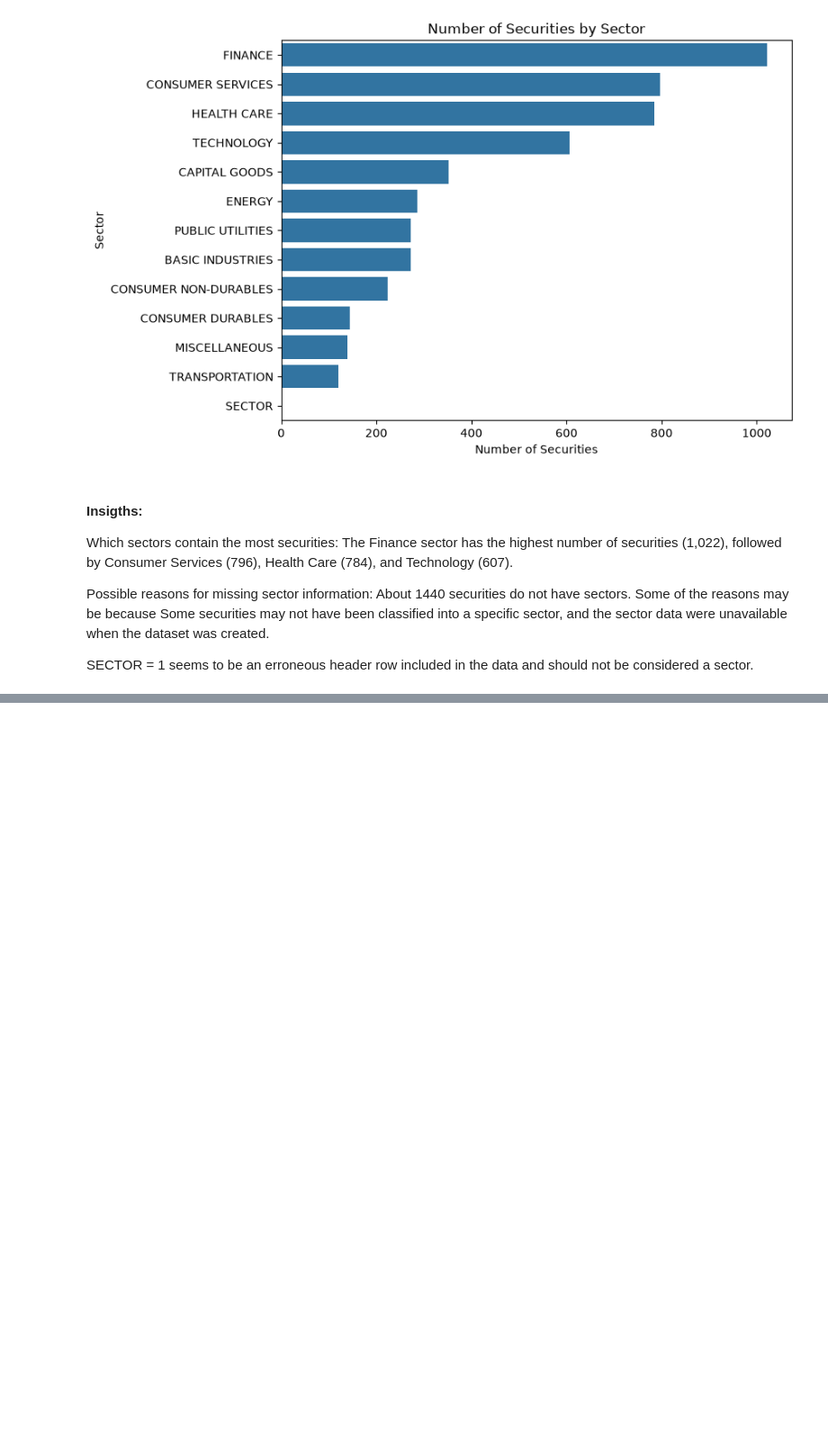
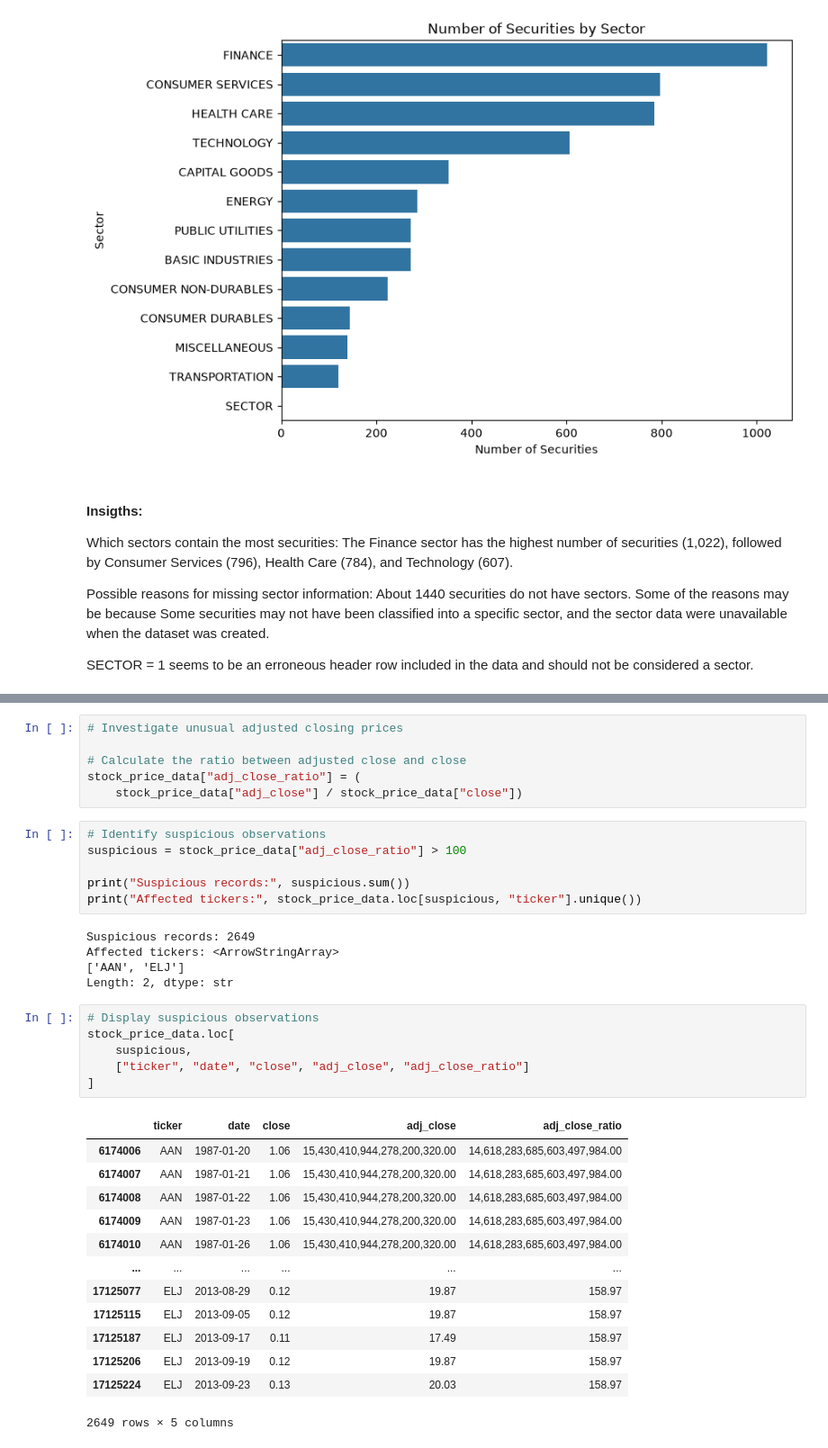
Before and after one commit to Yvesangwa/DAAI_projects, a Jupyter notebook: Project_1_EDA_Stock_Market_Data/EDA_Historical_Data_Stock_Market.ipynb, the cells around one changed output, grey strips where cells are left out. Shown at 90% size. Cells and saved outputs as stored; diff of their text form; blank space fills up the shorter version.

```diff
--- a/Project_1_EDA_Stock_Market_Data/EDA_Historical_Data_Stock_Market.ipynb
+++ b/Project_1_EDA_Stock_Market_Data/EDA_Historical_Data_Stock_Market.ipynb
@@ -399,0 +545,37 @@ SECTOR = 1 seems to be an erroneous header row included in the data and should n
+# %%
+# Investigate unusual adjusted closing prices
+
+# Calculate the ratio between adjusted close and close
+stock_price_data["adj_close_ratio"] = (
+    stock_price_data["adj_close"] / stock_price_data["close"])
+# %%
+# Identify suspicious observations
+suspicious = stock_price_data["adj_close_ratio"] > 100
+
+print("Suspicious records:", suspicious.sum())
+print("Affected tickers:", stock_price_data.loc[suspicious, "ticker"].unique())
+# %% [output]
+Suspicious records: 2649
+Affected tickers: <ArrowStringArray>
+['AAN', 'ELJ']
+Length: 2, dtype: str
+# %%
+# Display suspicious observations
+stock_price_data.loc[
+    suspicious,
+    ["ticker", "date", "close", "adj_close", "adj_close_ratio"]
+]
+# %% [output]
+|  | ticker | date | close | adj_close | adj_close_ratio |
+| 6174006 | AAN | 1987-01-20 | 1.06 | 15,430,410,944,278,200,320.00 | 14,618,283,685,603,497,984.00 |
+| 6174007 | AAN | 1987-01-21 | 1.06 | 15,430,410,944,278,200,320.00 | 14,618,283,685,603,497,984.00 |
+| 6174008 | AAN | 1987-01-22 | 1.06 | 15,430,410,944,278,200,320.00 | 14,618,283,685,603,497,984.00 |
+| 6174009 | AAN | 1987-01-23 | 1.06 | 15,430,410,944,278,200,320.00 | 14,618,283,685,603,497,984.00 |
+| 6174010 | AAN | 1987-01-26 | 1.06 | 15,430,410,944,278,200,320.00 | 14,618,283,685,603,497,984.00 |
+| ... | ... | ... | ... | ... | ... |
+| 17125077 | ELJ | 2013-08-29 | 0.12 | 19.87 | 158.97 |
+| 17125115 | ELJ | 2013-09-05 | 0.12 | 19.87 | 158.97 |
+| 17125187 | ELJ | 2013-09-17 | 0.11 | 17.49 | 158.97 |
+| 17125206 | ELJ | 2013-09-19 | 0.12 | 19.87 | 158.97 |
+| 17125224 | ELJ | 2013-09-23 | 0.13 | 20.03 | 158.97 |
+2649 rows × 5 columns
```
Also changed, not shown: parts of 15 cells of this notebook.
